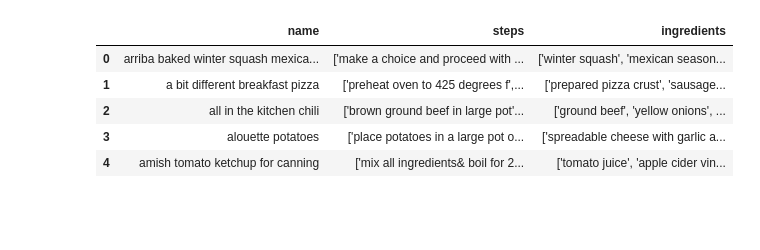
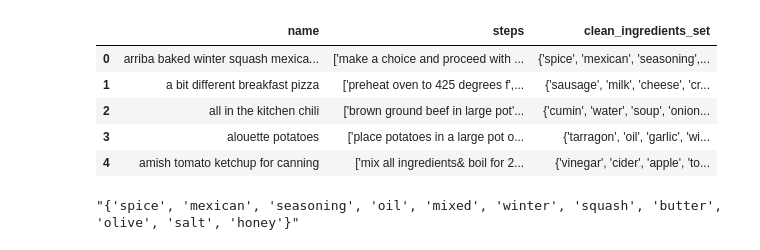
Before and after one commit to TimB808/potluck_project, a Jupyter notebook: jupyter_notebooks/eva_model.ipynb, the cells around one changed output. Drawn from its saved outputs; the diff is of its cells as text; code cells hidden in the pictures; blank space fills up the shorter version.

```diff
--- a/jupyter_notebooks/eva_model.ipynb
+++ b/jupyter_notebooks/eva_model.ipynb
@@ -47,16 +40,21 @@ new_df_shorter.head()
 | 2 | all in the kitchen chili | 112140 | 130 | 196586 | 2005-02-25 | ['time-to-make', 'course', 'prepa... | [269.8, 22.0, 32.0, 48.0, 39.0, 2... | 6 | ['brown ground beef in large pot'... | ... |
 | 3 | alouette potatoes | 59389 | 45 | 68585 | 2003-04-14 | ['60-minutes-or-less', 'time-to-m... | [368.1, 17.0, 10.0, 2.0, 14.0, 8.... | 11 | ['place potatoes in a large pot o... | ... |
 | 4 | amish tomato ketchup for canning | 44061 | 190 | 41706 | 2002-10-25 | ['weeknight', 'time-to-make', 'co... | [352.9, 1.0, 337.0, 23.0, 3.0, 0.... | 5 | ['mix all ingredients& boil for 2... | ... |
-# %%
-
-new_df_shorter.drop(columns=['id', 'minutes', 'contributor_id', 'submitted', 'tags',
-       'nutrition', 'n_steps', 'description', 'n_ingredients']).head()
-# %% [output]
-|  | name | steps | ingredients |
-| 0 | arriba baked winter squash mexica... | ['make a choice and proceed with ... | ['winter squash', 'mexican season... |
-| 1 | a bit different breakfast pizza | ['preheat oven to 425 degrees f',... | ['prepared pizza crust', 'sausage... |
-| 2 | all in the kitchen chili | ['brown ground beef in large pot'... | ['ground beef', 'yellow onions', ... |
-| 3 | alouette potatoes | ['place potatoes in a large pot o... | ['spreadable cheese with garlic a... |
-| 4 | amish tomato ketchup for canning | ['mix all ingredients& boil for 2... | ['tomato juice', 'apple cider vin... |
+# %%
+# trial load saved baseline df
+baseline_df = pd.read_csv('/home/tim/code/TimB808/potluck_project/raw_data/baseline_df.csv')
+# %%
+baseline_df.head()
+# %% [output]
+|  | name | steps | clean_ingredients_set |
+| 0 | arriba baked winter squash mexica... | ['make a choice and proceed with ... | {'spice', 'mexican', 'seasoning',... |
+| 1 | a bit different breakfast pizza | ['preheat oven to 425 degrees f',... | {'sausage', 'milk', 'cheese', 'cr... |
+| 2 | all in the kitchen chili | ['brown ground beef in large pot'... | {'cumin', 'water', 'soup', 'onion... |
+| 3 | alouette potatoes | ['place potatoes in a large pot o... | {'tarragon', 'oil', 'garlic', 'wi... |
+| 4 | amish tomato ketchup for canning | ['mix all ingredients& boil for 2... | {'vinegar', 'cider', 'apple', 'to... |
+# %%
+baseline_df.clean_ingredients_set[0]
+# %% [output]
+"{'spice', 'mexican', 'seasoning', 'oil', 'mixed', 'winter', 'squash', 'butter', 'olive', 'salt', 'honey'}"
 # %%
 new_df_shorter['clean_txt'] = new_df_shorter.ingredients.apply(preprocess_text)
```
Also changed, not shown: parts of 28 cells of this notebook, 6 other files.
